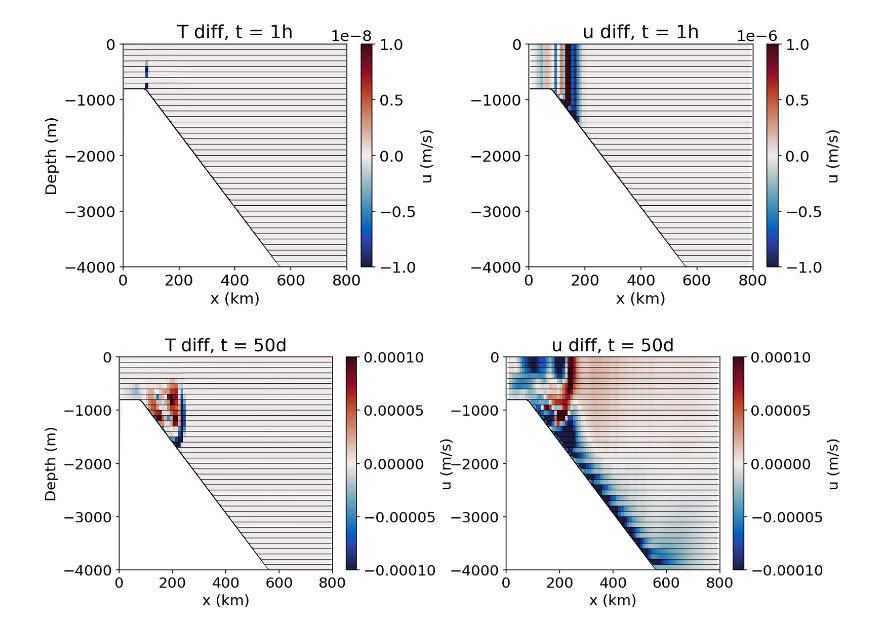
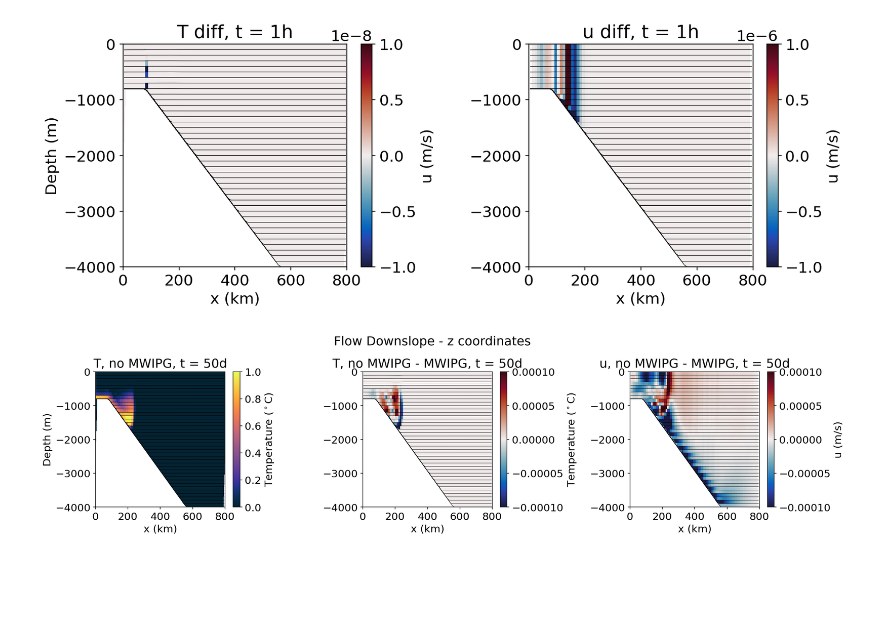
Before and after one commit to claireyung/MOM6-examples, a Jupyter notebook: ocean_only/flow_downslope/compare-z-mwipg-nomwipg.ipynb, the cells around one changed output. Saved outputs shown, nothing was run; the diff lists cells and outputs as text; code cells hidden in the pictures; blank space fills up the shorter version.

```diff
--- a/ocean_only/flow_downslope/compare-z-mwipg-nomwipg.ipynb
+++ b/ocean_only/flow_downslope/compare-z-mwipg-nomwipg.ipynb
@@ -55,8 +55,10 @@ def plot(ax,yy0,tt,i,variable,varname,vmin1,vmax1,cmap,ymax):
     cax = ax.pcolormesh(xi,yy[tt,...],dataplot[tt,:,yy0,:],vmin = vmin1, vmax = vmax1, cmap = cmap)
 
     #plt.colorbar(cax, ax = ax, label = varname)
-    plt.colorbar(cax, ax = ax, label = 'u (m/s)')
-
+    if varname == "uo":
+        plt.colorbar(cax, ax = ax, label = 'u (m/s)')
+    else:
+        plt.colorbar(cax, ax = ax, label = varname)
     ## plot interface heights
     i_heights = prog.e # this is 'Interface Height Relative to Mean Sea Level'
     # do for one time
@@ -179,26 +181,31 @@ plt.show()
 # %%
 plt.rcParams.update({'font.size': 15})
 
 
 label = 'nomwipg-mt1e-12'
 
-fig, axes = plt.subplots(ncols = 2, figsize = (12,4),dpi = 150)
+fig, axes = plt.subplots(ncols = 3, figsize = (18,4),dpi = 150)
 prog = open_files(label)
 #IC = open_IC(label)
 x = 0
 time = -1#24*5-1
 ymax = 4000
 label = 'mwipg-mt1e-12'
 prog2 = open_files(label)
 
-plot(axes[0],x,time,0,prog.temp-prog2.temp,"temp",-0.0001,0.0001,cm.cm.balance,ymax)
-plot(axes[1],x,time,0,prog.u-prog2.u,"uo",-0.0001,0.0001,cm.cm.balance,ymax)
+plot(axes[1],x,time,0,prog.temp-prog2.temp,"Temperature ($^\circ$C)",-0.0001,0.0001,cm.cm.balance,ymax)
+plot(axes[2],x,time,0,prog.u-prog2.u,"uo",-0.0001,0.0001,cm.cm.balance,ymax)
+plot(axes[0],x,time,0,prog.temp,"Temperature ($^\circ$C)",0,1,cm.cm.thermal,ymax)
 
 
 axes[1].set_ylabel('')
-axes[0].set_title('T diff, t = 50d')
-axes[1].set_title('u diff, t = 50d')
-fig.subplots_adjust(wspace = 0.45)
+axes[2].set_ylabel('')
+
+axes[0].set_title('T, no MWIPG, t = 50d')
+axes[1].set_title('T, no MWIPG - MWIPG, t = 50d')
+axes[2].set_title('u, no MWIPG - MWIPG, t = 50d')
+fig.subplots_adjust(wspace = 0.65, top = 0.8)
+fig.suptitle('Flow Downslope - z coordinates')
 plt.show()
 # %% [output]
-[figure, old version]
+[figure, new version]
```
Also changed, not shown: 4 other files.
